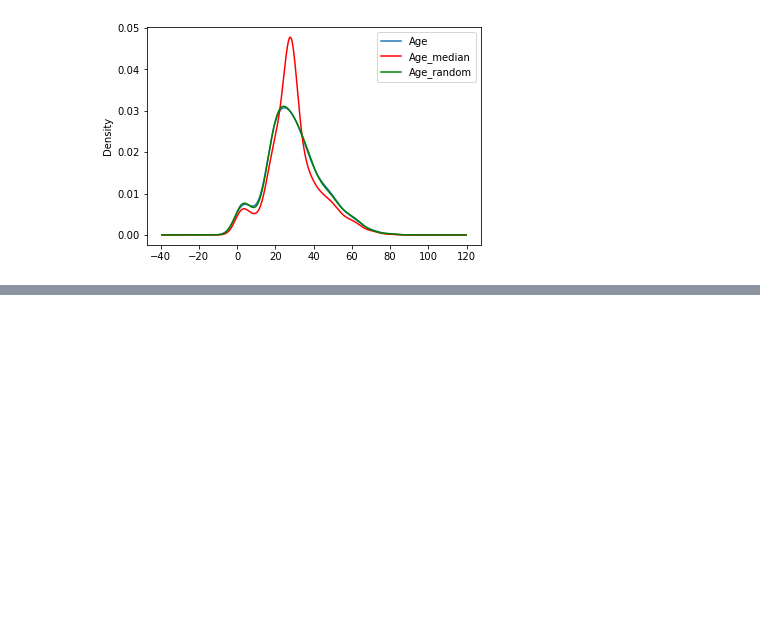
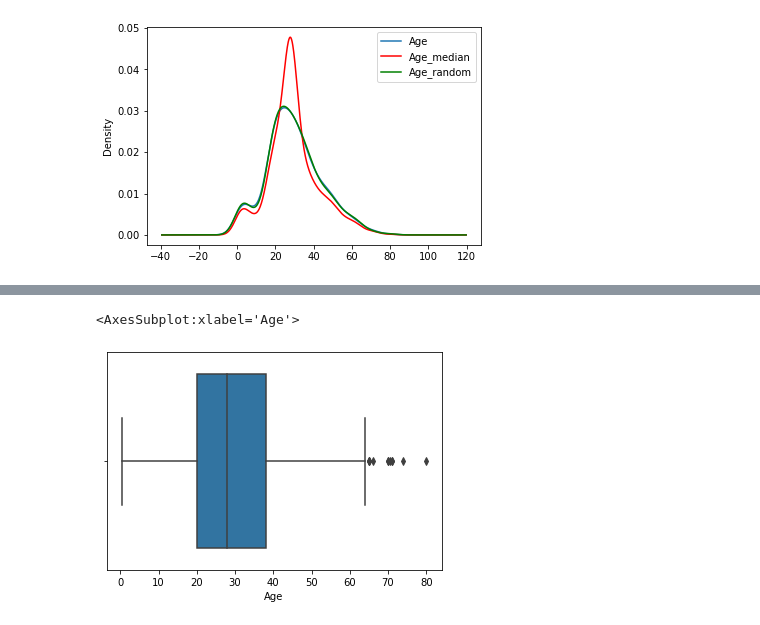
Before and after one commit to AugustineJosephMN/Feature-Engineering, a Jupyter notebook: Handling-Missing-Values.ipynb, the cells around one changed output, grey strips where cells are left out. Drawn from its saved outputs; the diff is of its cells as text; code cells hidden in the pictures; blank space fills up the shorter version.

```diff
--- a/Handling-Missing-Values.ipynb
+++ b/Handling-Missing-Values.ipynb
@@ -226,0 +289,6 @@ ax.legend(lines, labels, loc='best')
+# %%
+import seaborn as sns
+sns.boxplot('Age',data=df)
+# %% [output]
+<AxesSubplot:xlabel='Age'>
+[figure, added]
```
Also changed, not shown: parts of 14 cells of this notebook.
